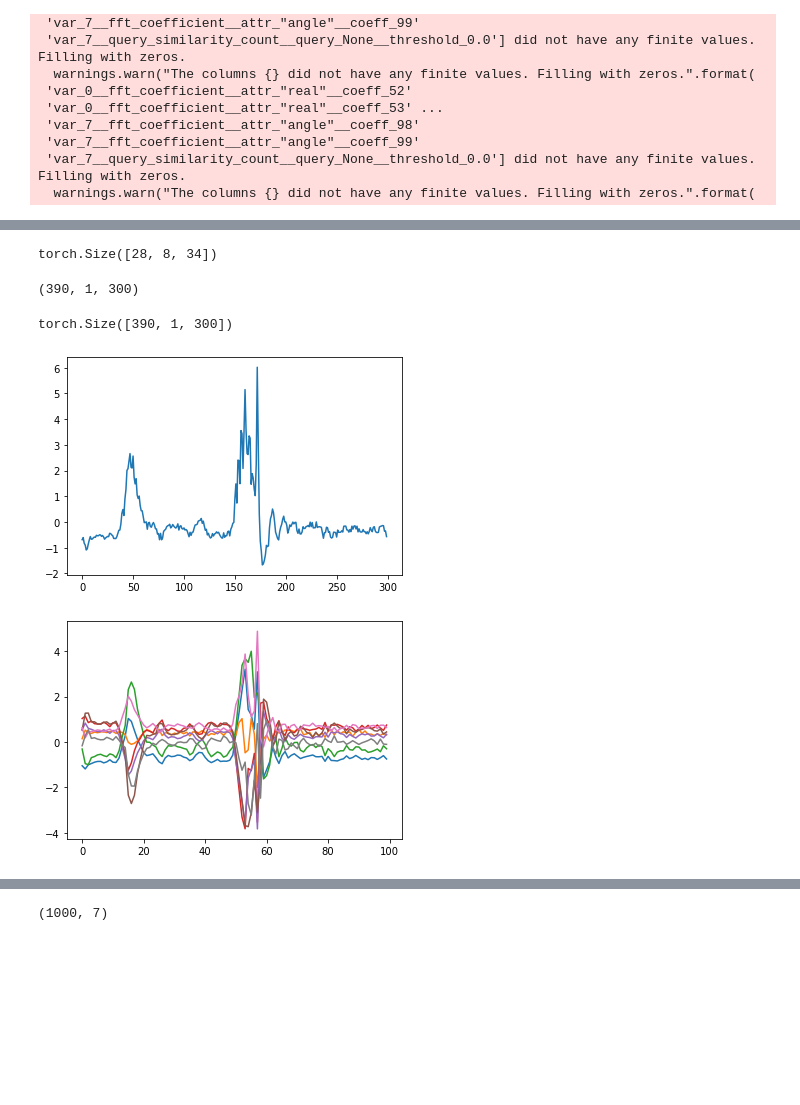
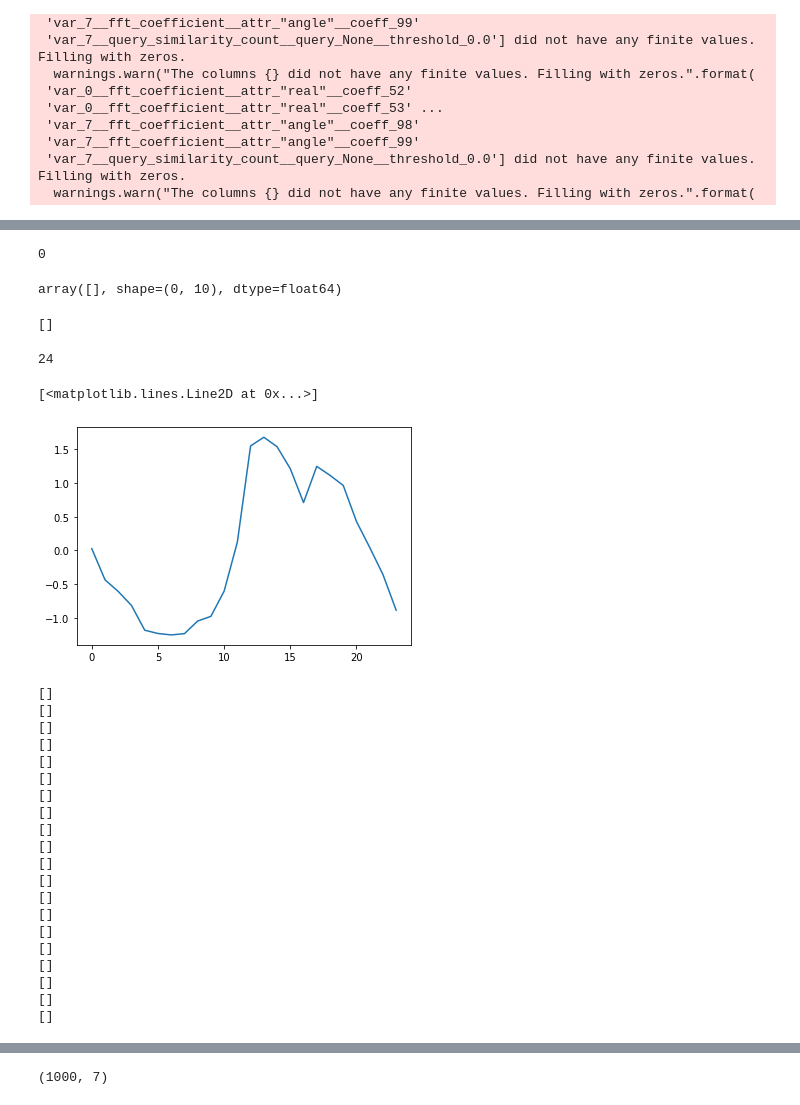
Before and after one commit to williamgilpin/dysts, a Jupyter notebook: benchmarks/transfer_learning.ipynb, the cells around one changed output, grey strips where cells are left out. Saved outputs shown, nothing was run; the diff lists cells and outputs as text; code cells hidden in the pictures; blank space fills up the shorter version.

```diff
--- a/benchmarks/transfer_learning.ipynb
+++ b/benchmarks/transfer_learning.ipynb
@@ -404,12 +389,0 @@ X_train_np.shape
-# %%
-model.encoder(inputs).shape
-# %% [output]
-torch.Size([28, 8, 34])
-# %%
-X_train_np.shape
-# %% [output]
-(390, 1, 300)
-# %%
-torch.tensor(X_train_np, dtype=torch.float32)
-# %% [output]
-torch.Size([390, 1, 300])
@@ -416,8 +398,51 @@ torch.Size([390, 1, 300])
+# %%
+len(np.array([]))
+# %% [output]
+0
+# %%
+PiecewiseCircuit().make_trajectory(10000, resample=True, pts_per_period=1 + int(main_period))
+# %% [output]
+array([], shape=(0, 10), dtype=float64)
+# %%
+all_freqs
+# %% [output]
+[]
+# %%
+len(X_train_np[0][0])
+# %% [output]
+24
 # %%
-plt.plot(X_train_np[0, :, :].T);
+plt.plot(X_train_np[0][0])
 # %% [output]
+[<matplotlib.lines.Line2D at 0x...>]
-[figure, old version]
+[figure, new version]
-# %%
-plt.plot(X_train_featts.detach().numpy()[0, :, :].T);
-# %% [output]
-[figure, removed]
+# %%
+    for row in X_train_np:
+        freqs, amps = find_significant_frequencies(row[0], return_amplitudes=True)
+        sort_inds = np.argsort(amps)[::-1]
+        freqs, amps = freqs[sort_inds], amps[sort_inds]
+        print(freqs)
+#         try:
+#             all_freqs.append(freqs[0])
+#         except IndexError: pass
+# %% [output]
+[]
+[]
+[]
+[]
+[]
+[]
+[]
+[]
+[]
+[]
+[]
+[]
+[]
+[]
+[]
+[]
+[]
+[]
+[]
+[]
```
Also changed, not shown: parts of 32 cells of this notebook, 4 other files.
